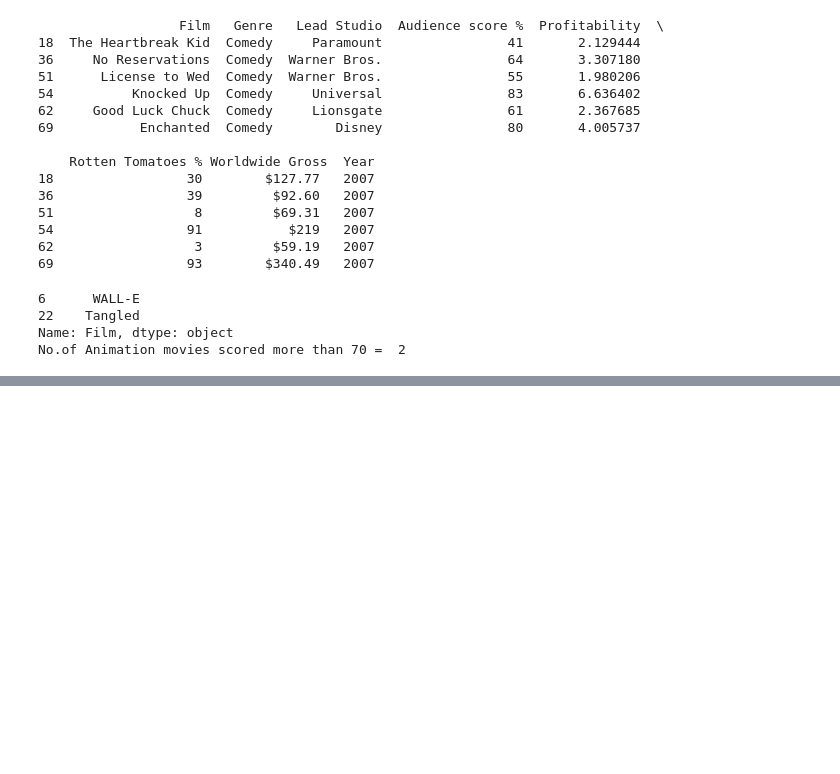
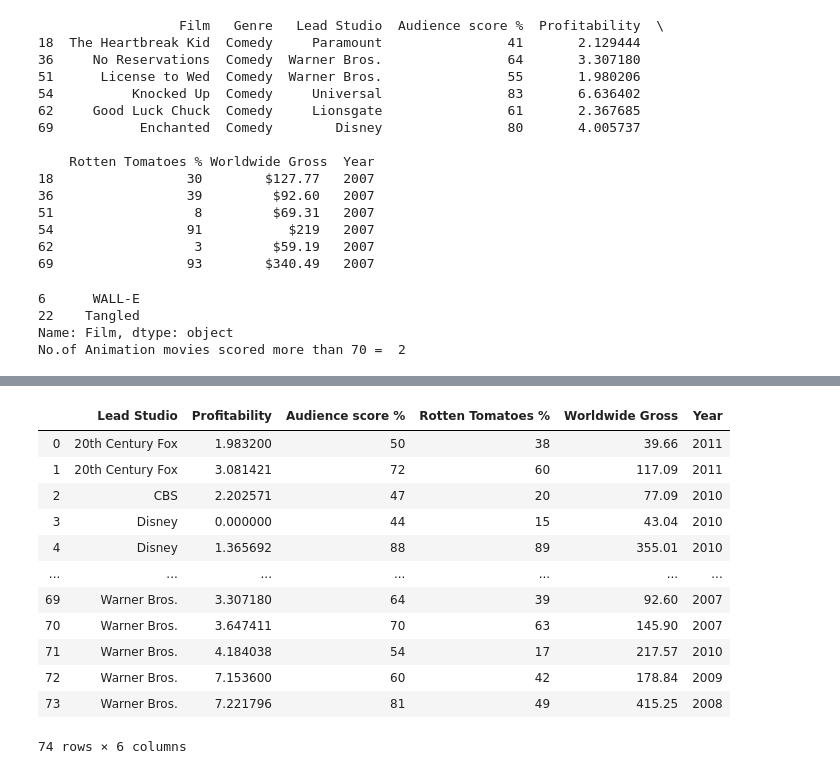
Before and after one commit to arunrock98/Movies_dataset, a Jupyter notebook: movies.ipynb, the cells around one changed output, grey strips where cells are left out. Drawn from its saved outputs; the diff is of its cells as text; code cells hidden in the pictures; blank space fills up the shorter version.

```diff
--- a/movies.ipynb
+++ b/movies.ipynb
@@ -165,0 +258,16 @@ print(Top_5.head(5))
+# %%
+df.groupby(['Lead Studio','Profitability']).mean().reset_index()
+# %% [output]
+|  | Lead Studio | Profitability | Audience score % | Rotten Tomatoes % | Worldwide Gross | Year |
+| 0 | 20th Century Fox | 1.983200 | 50 | 38 | 39.66 | 2011 |
+| 1 | 20th Century Fox | 3.081421 | 72 | 60 | 117.09 | 2011 |
+| 2 | CBS | 2.202571 | 47 | 20 | 77.09 | 2010 |
+| 3 | Disney | 0.000000 | 44 | 15 | 43.04 | 2010 |
+| 4 | Disney | 1.365692 | 88 | 89 | 355.01 | 2010 |
+| ... | ... | ... | ... | ... | ... | ... |
+| 69 | Warner Bros. | 3.307180 | 64 | 39 | 92.60 | 2007 |
+| 70 | Warner Bros. | 3.647411 | 70 | 63 | 145.90 | 2007 |
+| 71 | Warner Bros. | 4.184038 | 54 | 17 | 217.57 | 2010 |
+| 72 | Warner Bros. | 7.153600 | 60 | 42 | 178.84 | 2009 |
+| 73 | Warner Bros. | 7.221796 | 81 | 49 | 415.25 | 2008 |
+74 rows × 6 columns
```
Also changed, not shown: parts of 10 cells of this notebook.
